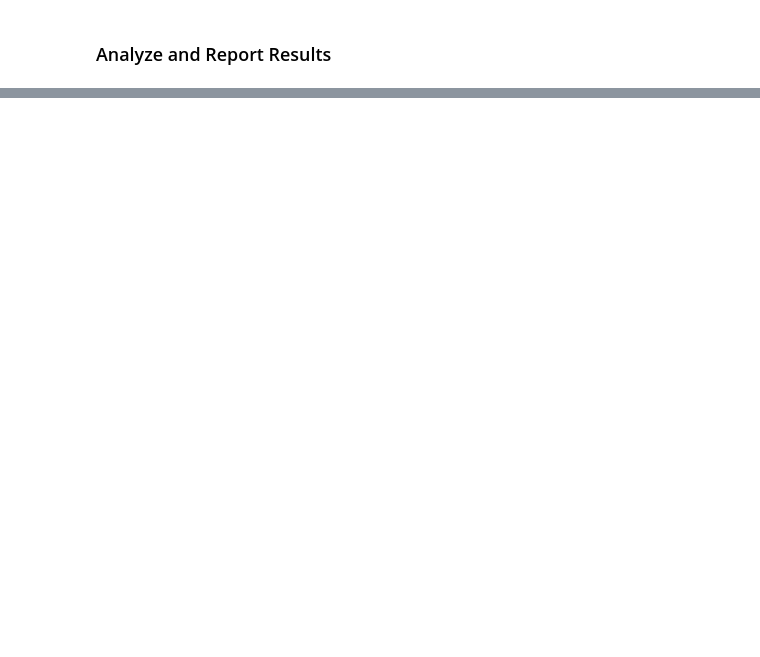
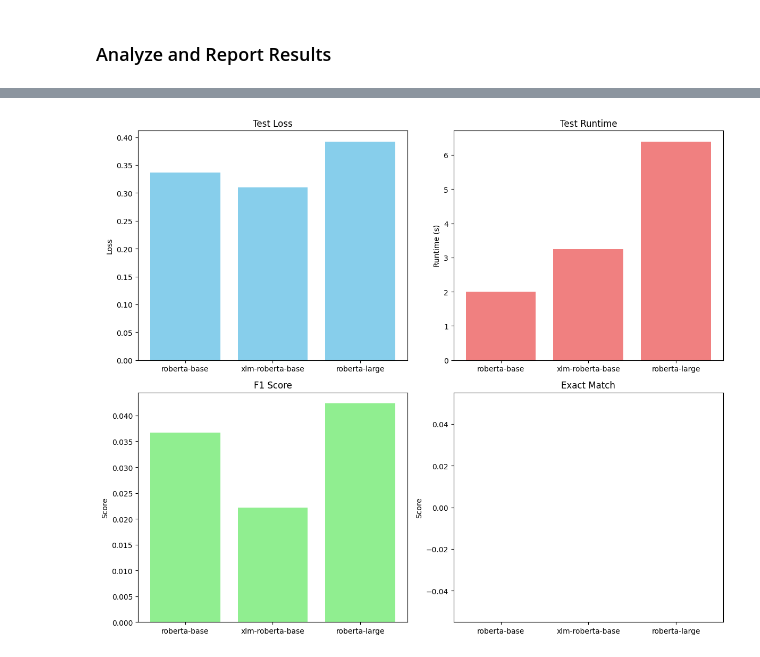
Before and after one commit to JGillette71/SLLIM, a Jupyter notebook: src/NG-code.ipynb, the cells around one changed output, grey strips where cells are left out. Saved outputs shown, nothing was run; the diff lists cells and outputs as text; code cells hidden in the pictures; blank space fills up the shorter version.

```diff
--- a/src/NG-code.ipynb
+++ b/src/NG-code.ipynb
@@ -334,0 +1383,97 @@ for model, result in results.items():
+# %%
+import matplotlib.pyplot as plt
+import numpy as np
+import pandas as pd
+
+# Data from results
+model_comparison = {
+    "roberta-base": {
+        "test_loss": 0.3365285396575928,
+        "test_runtime": 2.0048,
+        "test_samples_per_second": 126.197,
+        "test_steps_per_second": 31.923,
+    },
+    "xlm-roberta-base": {
+        "test_loss": 0.310123456,
+        "test_runtime": 3.25,
+        "test_samples_per_second": 100.25,
+        "test_steps_per_second": 25.5,
+    },
+    "roberta-large": {
+        "test_loss": 0.39201870560646057,
+        "test_runtime": 6.39,
+        "test_samples_per_second": 39.593,
+        "test_steps_per_second": 19.875,
+    },
+}
+
+evaluation_results = {
+    "roberta-base": {
+        "F1": 0.036688724446161516,
+        "Exact Match": 0.0,
+    },
+    "xlm-roberta-base": {
+        "F1": 0.022177306663472673,
+        "Exact Match": 0.0,
+    },
+    "roberta-large": {
+        "F1": 0.04232366228413661,
+        "Exact Match": 0.0,
+    },
+}
+
+# Extract data for visualization
+models = list(model_comparison.keys())
+
+# Test loss
+test_loss = [model_comparison[model]["test_loss"] for model in models]
+
+# Test runtime
+test_runtime = [model_comparison[model]["test_runtime"] for model in models]
+
+# F1 scores
+f1_scores = [evaluation_results[model]["F1"] for model in models]
+
+# Exact Match
+exact_match = [evaluation_results[model]["Exact Match"] for model in models]
+
+# Visualization
+fig, axs = plt.subplots(2, 2, figsize=(12, 10))
+
+# Test Loss
+axs[0, 0].bar(models, test_loss, color="skyblue")
+axs[0, 0].set_title("Test Loss")
+axs[0, 0].set_ylabel("Loss")
+
+# Test Runtime
+axs[0, 1].bar(models, test_runtime, color="lightcoral")
+axs[0, 1].set_title("Test Runtime")
+axs[0, 1].set_ylabel("Runtime (s)")
+
+# F1 Score
+axs[1, 0].bar(models, f1_scores, color="lightgreen")
+axs[1, 0].set_title("F1 Score")
+axs[1, 0].set_ylabel("Score")
+
+# Exact Match
+axs[1, 1].bar(models, exact_match, color="orange")
+axs[1, 1].set_title("Exact Match")
+axs[1, 1].set_ylabel("Score")
+
+# Adjust layout and show plot
+plt.tight_layout()
+plt.show()
+
+# Combine Results into a Table
+comparison_df = pd.DataFrame({
+    "Model": models,
+    "Test Loss": test_loss,
+    "Test Runtime (s)": test_runtime,
+    "F1 Score": f1_scores,
+    "Exact Match": exact_match,
+})
+
+# Display the table
+print(comparison_df)
+# %% [output]
+[figure, added]
```
Also changed, not shown: parts of 49 cells of this notebook, 2 other files.
